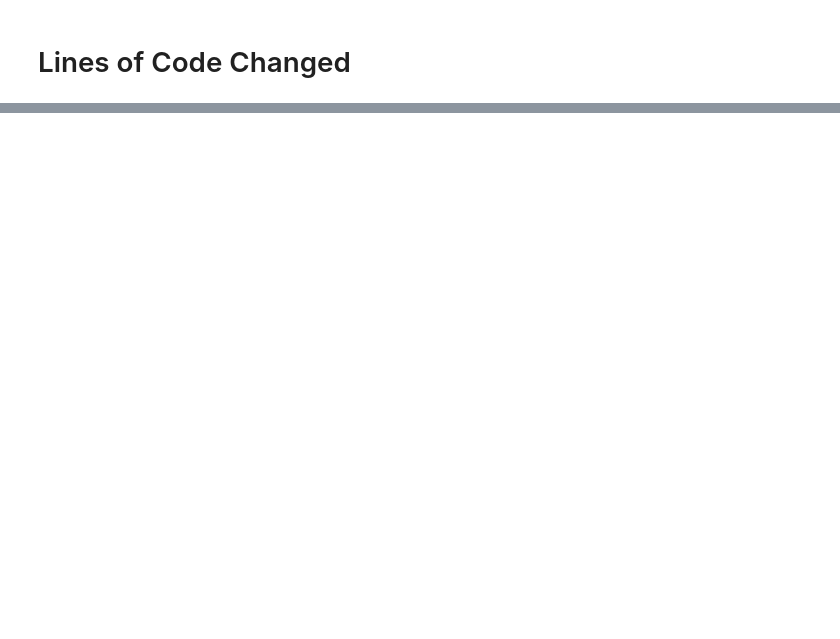
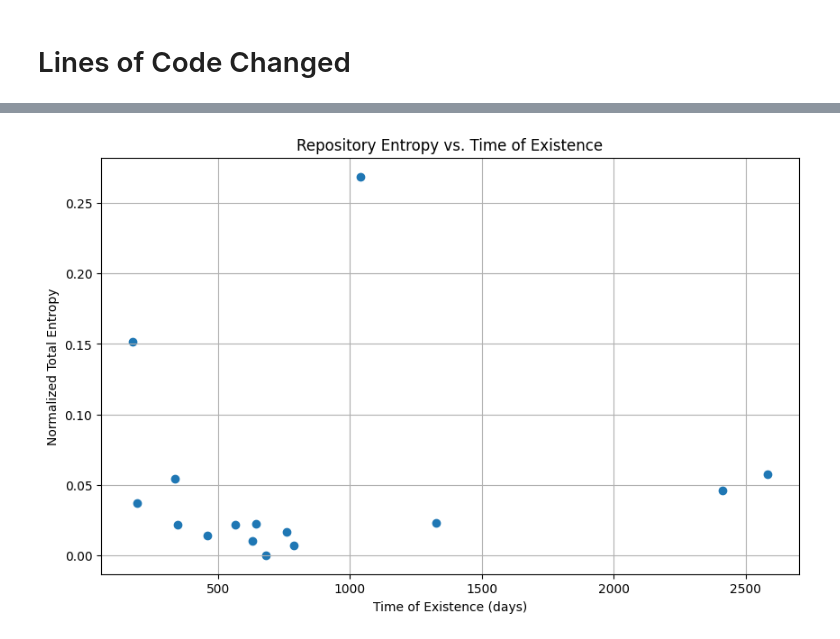
Before and after one commit to software-gardening/almanack, a Jupyter notebook: src/book/verdant-sundial/software-information-entropy.ipynb, the cells around one changed output, grey strips where cells are left out. Saved outputs shown, nothing was run; the diff lists cells and outputs as text; code cells hidden in the pictures; blank space fills up the shorter version.

```diff
--- a/src/book/verdant-sundial/software-information-entropy.ipynb
+++ b/src/book/verdant-sundial/software-information-entropy.ipynb
@@ -45,11 +43,15 @@ def calculate_loc_changes(
     for file_name in file_names:
         # Get the diff output for the file between the two commits
         diff_output = repo.git.diff(source, target, "--numstat", "--", file_name)
-        # Parse the diff output, then sum the the value of lines added and removed
-        lines_changed = sum(
-            abs(int(removed)) + int(added)
-            for added, removed, _ in (line.split() for line in diff_output.splitlines())
-        )
+        lines_changed = 0
+        for line in diff_output.splitlines():
+            diff_line = line.split()
+            # Check if the line has exactly three parts: (addded,removed,file_path) and that the first two are numeric
+            if len(diff_line) == 3 and diff_line[0].isdigit() and diff_line[1].isdigit():
+                added, removed, _ = diff_line
+                lines_changed += int(added) + int(removed)
+
         changes[file_name] = lines_changed
+
     return changes
 # %% [markdown]
@@ -56,0 +117,77 @@ def calculate_loc_changes(
+# %%
+import pathlib
+import git
+import shutil
+import tempfile
+import matplotlib.pyplot as plt
+import pandas as pd
+
+
+def process_repository(repo_url: str) -> (float, int):
+    temp_dir = tempfile.mkdtemp()
+
+    try:
+        # Clone the repository
+        repo = git.Repo.clone_from(repo_url, temp_dir)
+        repo_path = pathlib.Path(temp_dir)
+
+        # Get the default branch
+        default_branch = repo.active_branch.name
+
+        # Get the first and most recent commits
+        commits = list(repo.iter_commits(default_branch))
+        first_commit = commits[-1]
+        most_recent_commit = commits[0]
+
+        # Calculate the total existence time (in days)
+        time_of_existence = (most_recent_commit.committed_datetime - first_commit.committed_datetime).days
+
+        # Find all files that have been edited
+        file_names = set()
+        for commit in commits:
+            for diff in commit.diff(None):
+                if diff.a_path:
+                    file_names.add(diff.a_path)
+                if diff.b_path:
+                    file_names.add(diff.b_path)
+        file_names = list(file_names)
+
+        # Calculate the total normalized entropy
+        normalized_total_entropy = calculate_normalized_entropy(repo_path, first_commit.hexsha, most_recent_commit.hexsha, file_names)
+        return normalized_total_entropy, time_of_existence
+
+    finally:
+        # Delete the cloned repository
+        shutil.rmtree(temp_dir)
+
+def main():
+    # Read the parquet file
+    df = pd.read_parquet("../../../tests/data/examples/pubmed/pubmed_github_links.parquet")
+
+    # Extract the first 5 repository URLs
+    repo_urls = df['github_link'].unique().tolist()[64:84]
+
+    entropies = []
+    times = []
+
+    for repo_url in repo_urls:
+        try:
+            normalized_total_entropy, time_of_existence = process_repository(repo_url)
+            entropies.append(normalized_total_entropy)
+            times.append(time_of_existence)
+            print(f"Repository: {repo_url}, Normalized Total Entropy: {normalized_total_entropy:.4f}, Time of Existence: {time_of_existence} days")
+        except Exception as e:
+            print(f"Failed to process repository {repo_url}: {e}")
+
+    # Plotting
+    plt.figure(figsize=(10, 6))
+    plt.scatter(times, entropies)
+    plt.title('Repository Entropy vs. Time of Existence')
+    plt.xlabel('Time of Existence (days)')
+    plt.ylabel('Normalized Total Entropy')
+    plt.grid(True)
+    plt.show()
+
+if __name__ == "__main__":
+    main()
+# %% [output]
@@ -56,0 +211 @@ def calculate_loc_changes(
+[figure, added]
```
Also changed, not shown: parts of 4 cells of this notebook.
